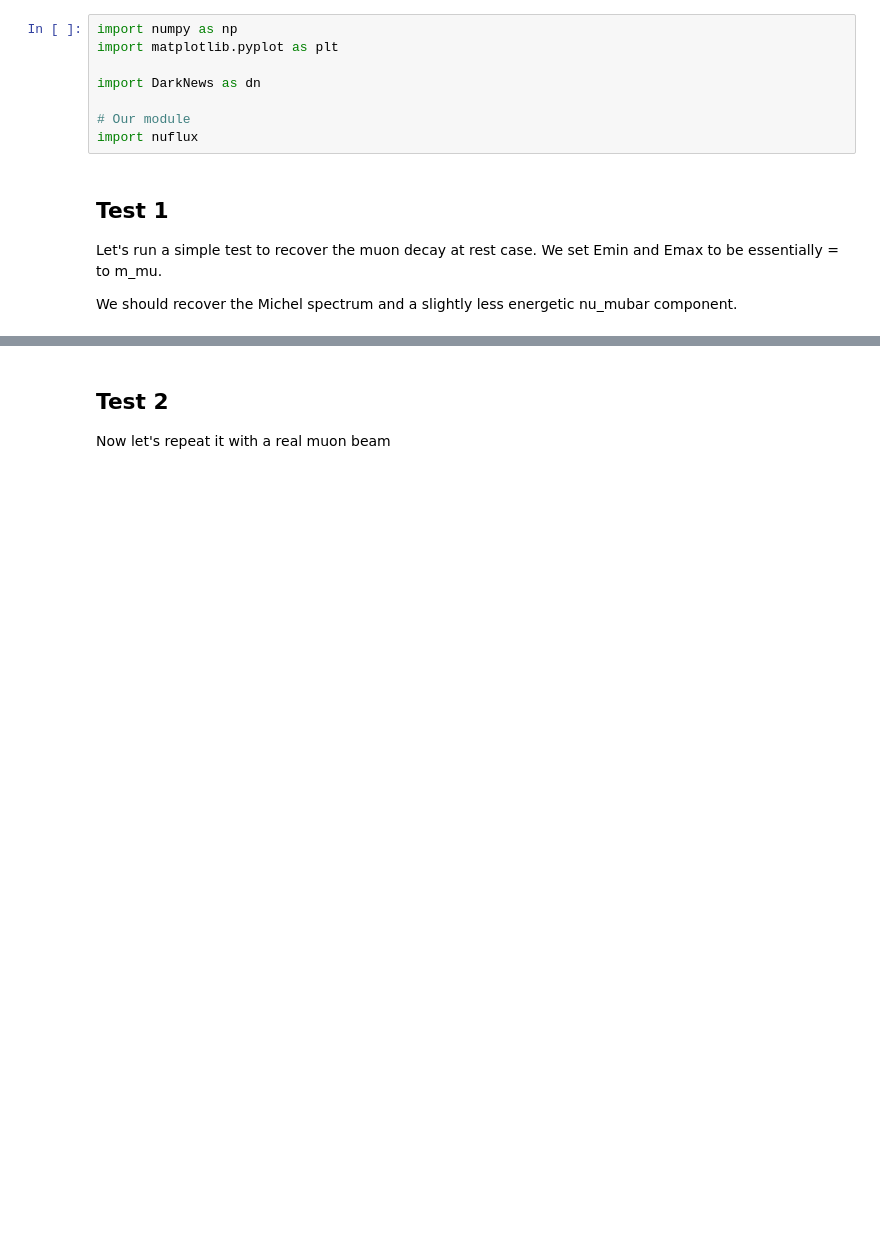
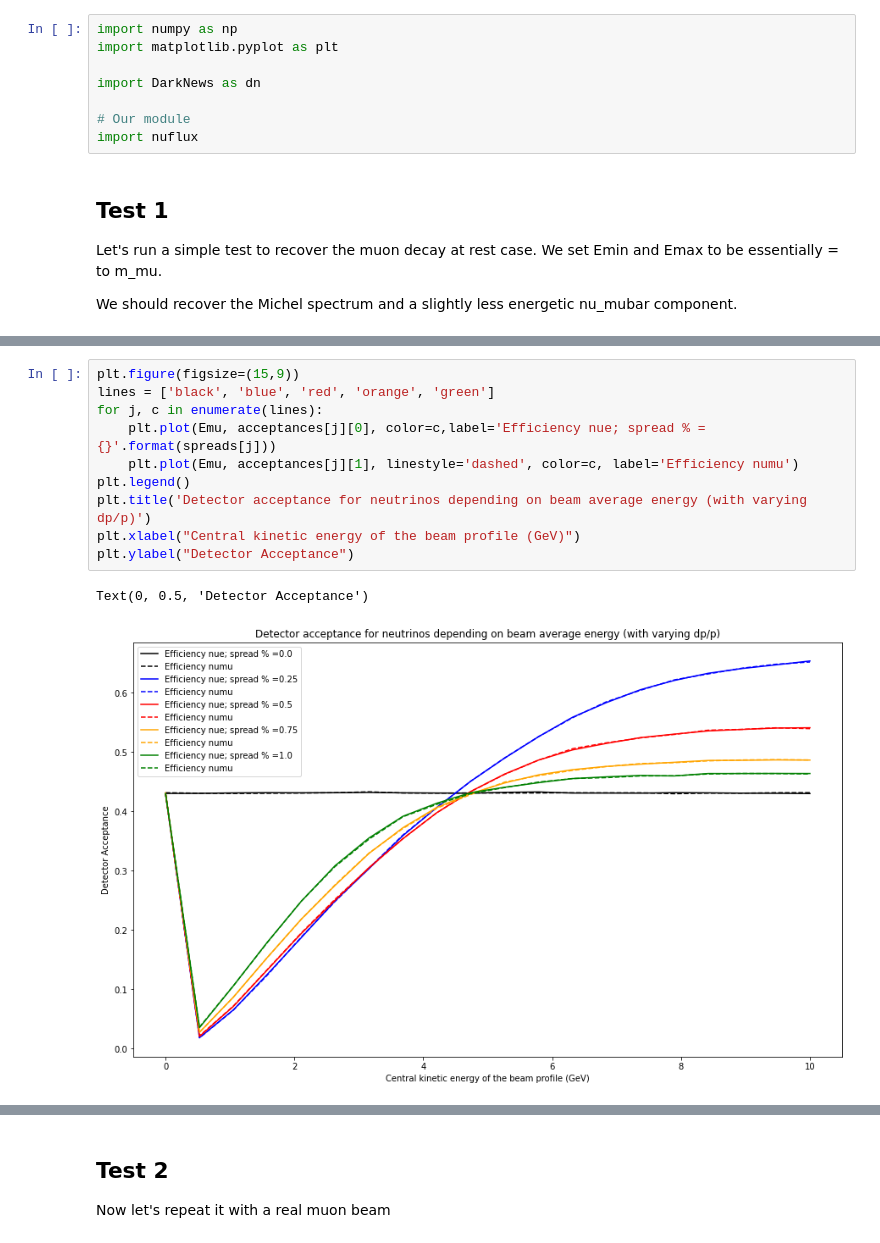
Before and after one commit to mhostert/BIN_MC, a Jupyter notebook: LBL_example_flux.ipynb, the cells around one changed output, grey strips where cells are left out. Cells and saved outputs as stored; diff of their text form; blank space fills up the shorter version.

```diff
--- a/LBL_example_flux.ipynb
+++ b/LBL_example_flux.ipynb
@@ -43 +103,14 @@ Detector acceptance: 6.918804703445866e-05  for nue, and 0.00010521464572398921
+# %%
+plt.figure(figsize=(15,9))
+lines = ['black', 'blue', 'red', 'orange', 'green']
+for j, c in enumerate(lines):
+    plt.plot(Emu, acceptances[j][0], color=c,label='Efficiency nue; spread % ={}'.format(spreads[j]))
+    plt.plot(Emu, acceptances[j][1], linestyle='dashed', color=c, label='Efficiency numu')
+plt.legend()
+plt.title('Detector acceptance for neutrinos depending on beam average energy (with varying dp/p)')
+plt.xlabel("Central kinetic energy of the beam profile (GeV)")
+plt.ylabel("Detector Acceptance")
+# %% [output]
+Text(0, 0.5, 'Detector Acceptance')
+[figure, added]
 # %%
```
Also changed, not shown: parts of 9 cells of this notebook.
